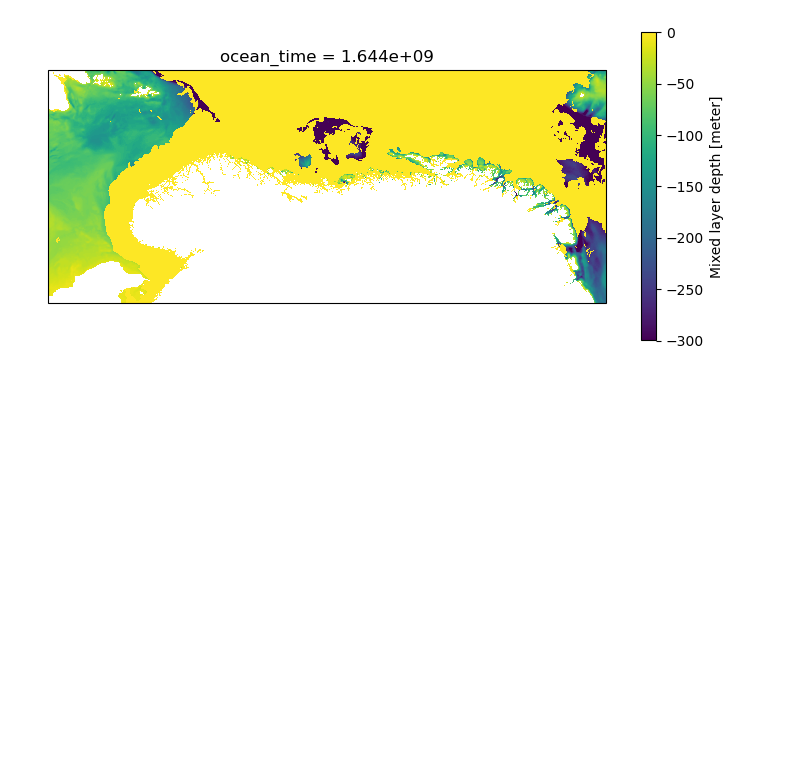
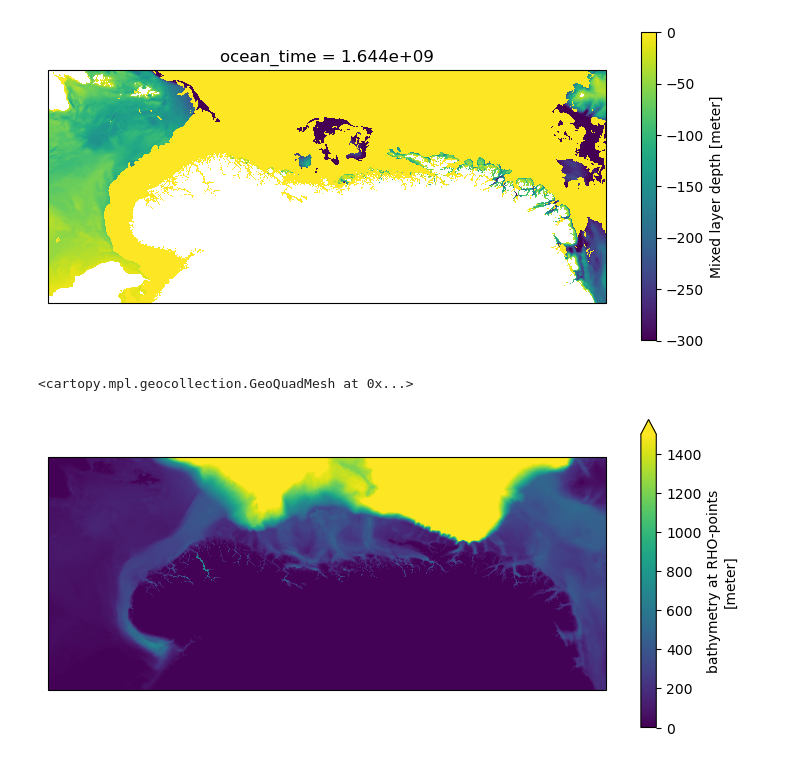
Before and after one commit to kjes4pres/MET_sommer25, a Jupyter notebook: Mixed_layer_depth/MLD.ipynb, the cells around one changed output. Drawn from its saved outputs; the diff is of its cells as text; code cells hidden in the pictures; blank space fills up the shorter version.

```diff
--- a/Mixed_layer_depth/MLD.ipynb
+++ b/Mixed_layer_depth/MLD.ipynb
@@ -147,3 +138,14 @@ d.plot(ax=ax)
 # %% [output]
 <cartopy.mpl.geocollection.GeoQuadMesh at 0x...>
 [figure]
+# %%
+path = '/lustre/storeB/project/nwp/havvind/hav/results/reference/REF-02/norkyst_avg_0001.nc'
+base = xr.open_dataset(path)
+# %%
+proj=ccrs.NorthPolarStereo()
+fig, ax = plt.subplots(figsize=(9, 4), subplot_kw={'projection':proj})
+
+base.h.plot(ax=ax, vmin=0, vmax=1500)
+# %% [output]
+<cartopy.mpl.geocollection.GeoQuadMesh at 0x...>
+[figure, added]
```
Also changed, not shown: parts of 10 cells of this notebook.
